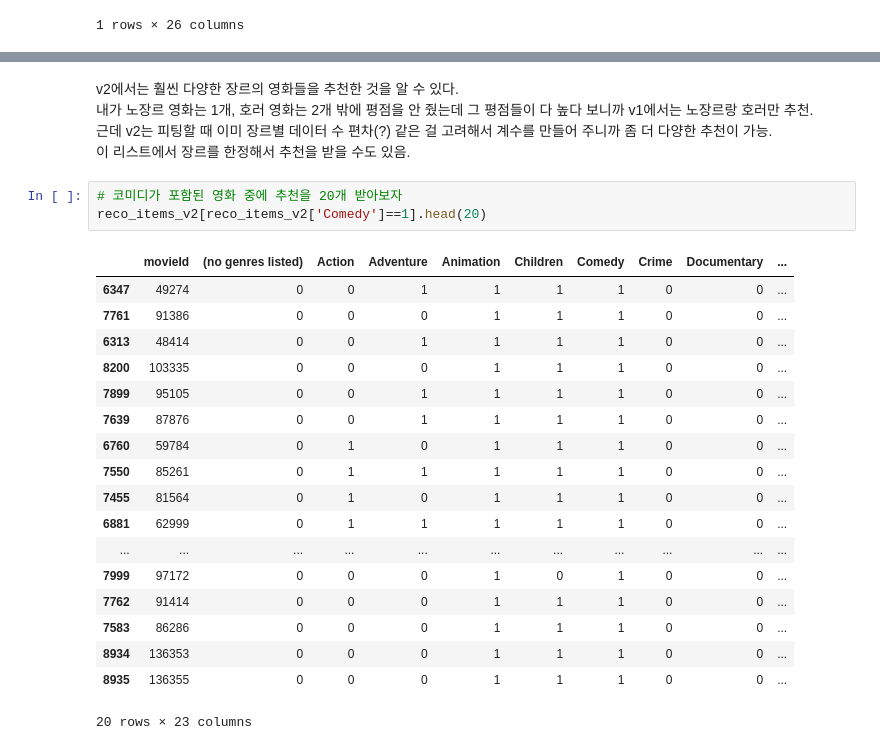
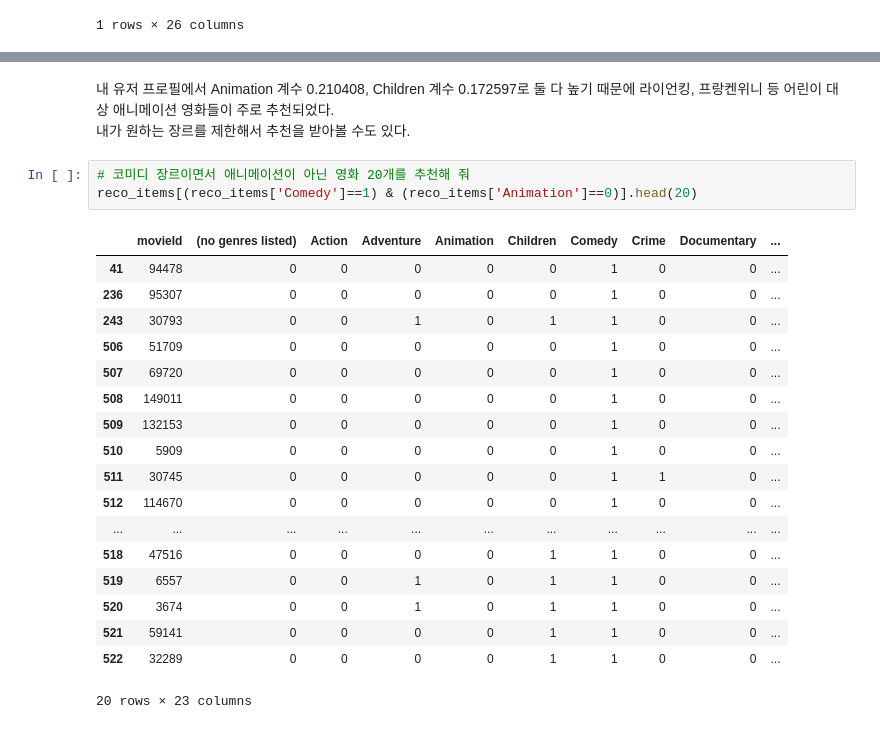
Before and after one commit to datarian-kr/reco, a Jupyter notebook: jaemin/section7_reco_for_me.ipynb, the cells around one changed output, grey strips where cells are left out. Saved outputs shown, nothing was run; the diff lists cells and outputs as text.

```diff
--- a/jaemin/section7_reco_for_me.ipynb
+++ b/jaemin/section7_reco_for_me.ipynb
@@ -453,27 +481,25 @@ reco_items_v1[reco_items_v1['(no genres listed)'].isnull()].head(20)
-# %% [markdown]
-v2에서는 훨씬 다양한 장르의 영화들을 추천한 것을 알 수 있다.
-내가 노장르 영화는 1개, 호러 영화는 2개 밖에 평점을 안 줬는데 그 평점들이 다 높다 보니까 v1에서는 노장르랑 호러만 추천.
-근데 v2는 피팅할 때 이미 장르별 데이터 수 편차(?) 같은 걸 고려해서 계수를 만들어 주니까 좀 더 다양한 추천이 가능.
-이 리스트에서 장르를 한정해서 추천을 받을 수도 있음.
-# %%
-# 코미디가 포함된 영화 중에 추천을 20개 받아보자
-reco_items_v2[reco_items_v2['Comedy']==1].head(20)
-# %% [output]
-|  | movieId | (no genres listed) | Action | Adventure | Animation | Children | Comedy | Crime | Documentary | ... |
-| 6347 | 49274 | 0 | 0 | 1 | 1 | 1 | 1 | 0 | 0 | ... |
-| 7761 | 91386 | 0 | 0 | 0 | 1 | 1 | 1 | 0 | 0 | ... |
-| 6313 | 48414 | 0 | 0 | 1 | 1 | 1 | 1 | 0 | 0 | ... |
-| 8200 | 103335 | 0 | 0 | 0 | 1 | 1 | 1 | 0 | 0 | ... |
-| 7899 | 95105 | 0 | 0 | 1 | 1 | 1 | 1 | 0 | 0 | ... |
-| 7639 | 87876 | 0 | 0 | 1 | 1 | 1 | 1 | 0 | 0 | ... |
-| 6760 | 59784 | 0 | 1 | 0 | 1 | 1 | 1 | 0 | 0 | ... |
-| 7550 | 85261 | 0 | 1 | 1 | 1 | 1 | 1 | 0 | 0 | ... |
-| 7455 | 81564 | 0 | 1 | 0 | 1 | 1 | 1 | 0 | 0 | ... |
-| 6881 | 62999 | 0 | 1 | 1 | 1 | 1 | 1 | 0 | 0 | ... |
-| ... | ... | ... | ... | ... | ... | ... | ... | ... | ... | ... |
-| 7999 | 97172 | 0 | 0 | 0 | 1 | 0 | 1 | 0 | 0 | ... |
-| 7762 | 91414 | 0 | 0 | 0 | 1 | 1 | 1 | 0 | 0 | ... |
-| 7583 | 86286 | 0 | 0 | 0 | 1 | 1 | 1 | 0 | 0 | ... |
-| 8934 | 136353 | 0 | 0 | 0 | 1 | 1 | 1 | 0 | 0 | ... |
-| 8935 | 136355 | 0 | 0 | 0 | 1 | 1 | 1 | 0 | 0 | ... |
-20 rows × 23 columns
+# %% [markdown]
+내 유저 프로필에서 Animation 계수 0.210408, Children 계수 0.172597로 둘 다 높기 때문에 라이언킹, 프랑켄위니 등 어린이 대상 애니메이션 영화들이 주로 추천되었다.
+내가 원하는 장르를 제한해서 추천을 받아볼 수도 있다.
+# %%
+# 코미디 장르이면서 애니메이션이 아닌 영화 20개를 추천해 줘
+reco_items[(reco_items['Comedy']==1) & (reco_items['Animation']==0)].head(20)
+# %% [output]
+|  | movieId | (no genres listed) | Action | Adventure | Animation | Children | Comedy | Crime | Documentary | ... |
+| 41 | 94478 | 0 | 0 | 0 | 0 | 0 | 1 | 0 | 0 | ... |
+| 236 | 95307 | 0 | 0 | 0 | 0 | 0 | 1 | 0 | 0 | ... |
+| 243 | 30793 | 0 | 0 | 1 | 0 | 1 | 1 | 0 | 0 | ... |
+| 506 | 51709 | 0 | 0 | 0 | 0 | 0 | 1 | 0 | 0 | ... |
+| 507 | 69720 | 0 | 0 | 0 | 0 | 0 | 1 | 0 | 0 | ... |
+| 508 | 149011 | 0 | 0 | 0 | 0 | 0 | 1 | 0 | 0 | ... |
+| 509 | 132153 | 0 | 0 | 0 | 0 | 0 | 1 | 0 | 0 | ... |
+| 510 | 5909 | 0 | 0 | 0 | 0 | 0 | 1 | 0 | 0 | ... |
+| 511 | 30745 | 0 | 0 | 0 | 0 | 0 | 1 | 1 | 0 | ... |
+| 512 | 114670 | 0 | 0 | 0 | 0 | 0 | 1 | 0 | 0 | ... |
+| ... | ... | ... | ... | ... | ... | ... | ... | ... | ... | ... |
+| 518 | 47516 | 0 | 0 | 0 | 0 | 1 | 1 | 0 | 0 | ... |
+| 519 | 6557 | 0 | 0 | 1 | 0 | 1 | 1 | 0 | 0 | ... |
+| 520 | 3674 | 0 | 0 | 1 | 0 | 1 | 1 | 0 | 0 | ... |
+| 521 | 59141 | 0 | 0 | 0 | 0 | 1 | 1 | 0 | 0 | ... |
+| 522 | 32289 | 0 | 0 | 0 | 0 | 1 | 1 | 0 | 0 | ... |
+20 rows × 23 columns
```
Also changed, not shown: parts of 59 cells of this notebook.
